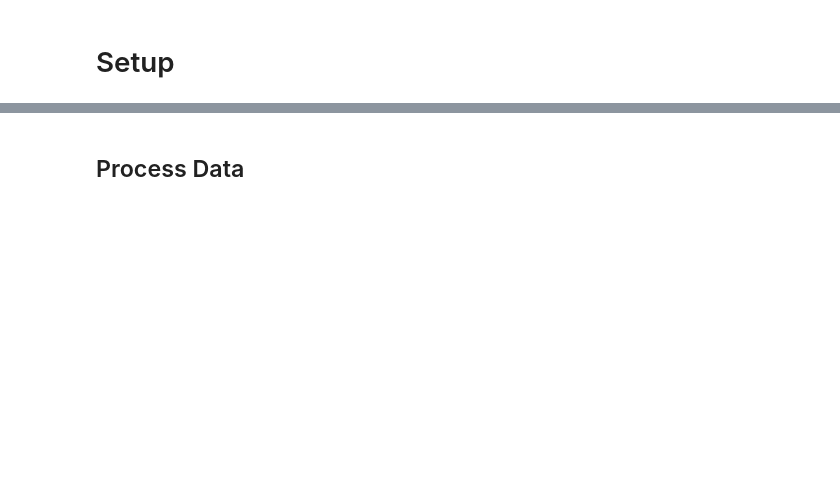
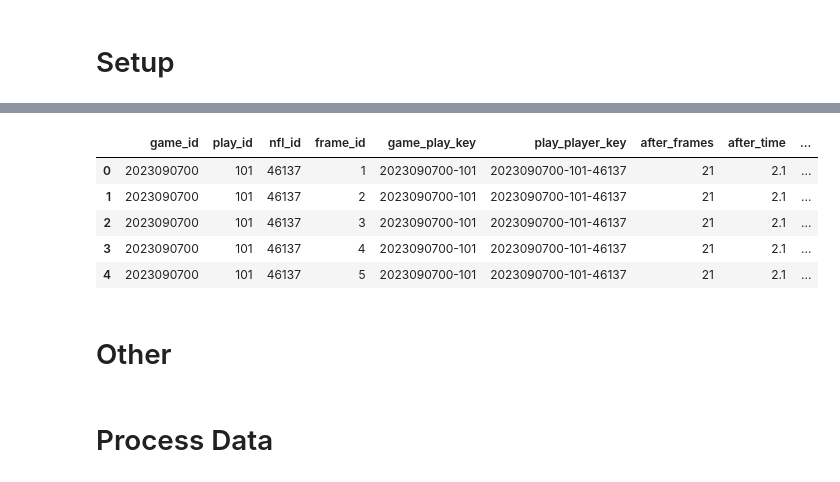
Before and after one commit to rjf2022/nfl-big-data-bowl, a Jupyter notebook: Defender Analysis.ipynb, the cells around one changed output, grey strips where cells are left out. Cells and saved outputs as stored; diff of their text form; code cells hidden in the pictures; blank space fills up the shorter version.

```diff
--- a/Defender Analysis.ipynb
+++ b/Defender Analysis.ipynb
@@ -13,0 +280,18 @@ C:\Users\rjfis\OneDrive - Richard Fischer\Documents\NFL Big Data Bowl\Data\nfl-b
+# %%
+# function to calculate position metrics
+def calc_position_metrics(df):
+
+    # calculate distances and speeds
+    df["ball_dist_before"] = calc_distance(df, ["before_x1", "before_y1"], ["ball_land_x", "ball_land_y"])
+    df["ball_dist_after"] = calc_distance(df, ["after_x1", "after_y1"], ["ball_land_x", "ball_land_y"])
+    df["air_move_dist"] = calc_distance(df, ["after_x0", "after_y0"], ["after_x1", "after_y1"])
+    df["air_move_speed"] = df["air_move_dist"] / df["after_time"]
+
+    # rank by defender distance
+    #df2 = df.loc[df["player_side"] == "Defense"]
+    df["ball_dist_after_rank"] = df.groupby("game_play_key")["ball_dist_after"].rank(method = "min")
+    #df = df.merge(df2[["play_player_key", "ball_dist_after_rank"]], on = "play_player_key", how = "left")
+
+    # display(df)
+
+    return df
@@ -13,0 +408,9 @@ C:\Users\rjfis\OneDrive - Richard Fischer\Documents\NFL Big Data Bowl\Data\nfl-b
+# %%
+df2.head()
+# %% [output]
+|  | game_id | play_id | nfl_id | frame_id | game_play_key | play_player_key | after_frames | after_time | ... |
+| 0 | 2023090700 | 101 | 46137 | 1 | 2023090700-101 | 2023090700-101-46137 | 21 | 2.1 | ... |
+| 1 | 2023090700 | 101 | 46137 | 2 | 2023090700-101 | 2023090700-101-46137 | 21 | 2.1 | ... |
+| 2 | 2023090700 | 101 | 46137 | 3 | 2023090700-101 | 2023090700-101-46137 | 21 | 2.1 | ... |
+| 3 | 2023090700 | 101 | 46137 | 4 | 2023090700-101 | 2023090700-101-46137 | 21 | 2.1 | ... |
+| 4 | 2023090700 | 101 | 46137 | 5 | 2023090700-101 | 2023090700-101-46137 | 21 | 2.1 | ... |
@@ -13,0 +440,2 @@ C:\Users\rjfis\OneDrive - Richard Fischer\Documents\NFL Big Data Bowl\Data\nfl-b
+# %% [markdown]
+# Other
@@ -14,2 +503,2 @@ C:\Users\rjfis\OneDrive - Richard Fischer\Documents\NFL Big Data Bowl\Data\nfl-b
 # %% [markdown]
-## Process Data
+# Process Data
```
Also changed, not shown: parts of 27 cells of this notebook, 3 other files.
